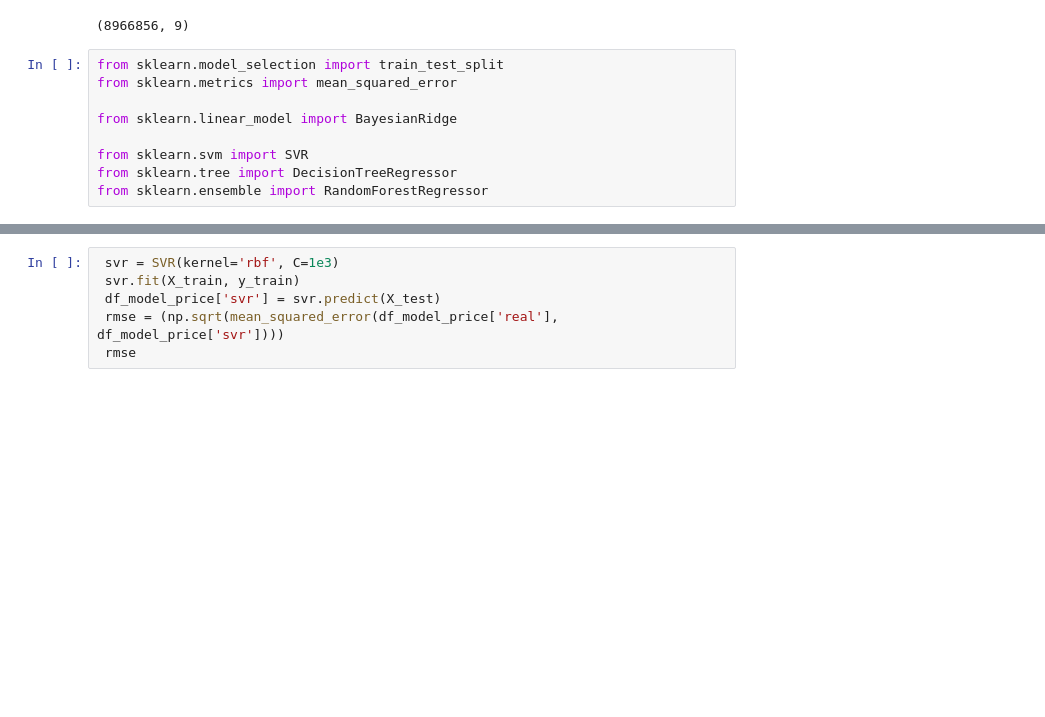
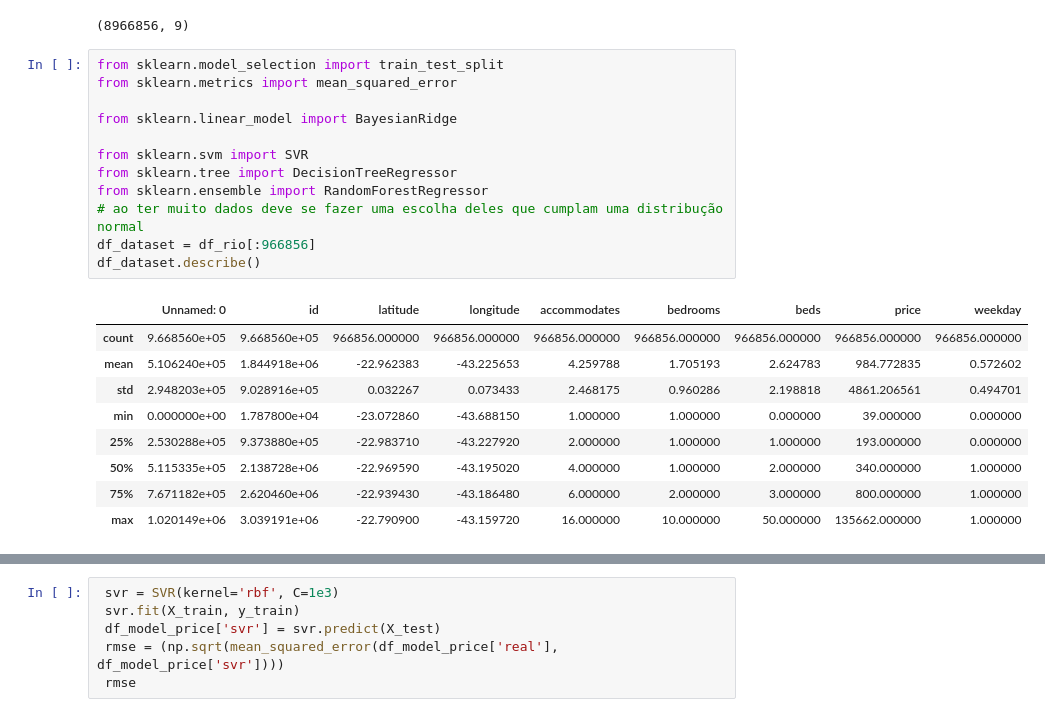
Before and after one commit to Rogfel/test, a Jupyter notebook: test.ipynb, the cells around one changed output, grey strips where cells are left out. Cells and saved outputs as stored; diff of their text form; blank space fills up the shorter version.

```diff
--- a/test.ipynb
+++ b/test.ipynb
@@ -80,10 +80,23 @@ df_rio.shape
 # %%
 from sklearn.model_selection import train_test_split
 from sklearn.metrics import mean_squared_error
 
 from sklearn.linear_model import BayesianRidge
 
 from sklearn.svm import SVR
 from sklearn.tree import DecisionTreeRegressor
 from sklearn.ensemble import RandomForestRegressor
+# ao ter muito dados deve se fazer uma escolha deles que cumplam uma distribução normal
+df_dataset = df_rio[:966856]
+df_dataset.describe()
+# %% [output]
+|  | Unnamed: 0 | id | latitude | longitude | accommodates | bedrooms | beds | price | weekday |
+| count | 9.668560e+05 | 9.668560e+05 | 966856.000000 | 966856.000000 | 966856.000000 | 966856.000000 | 966856.000000 | 966856.000000 | 966856.000000 |
+| mean | 5.106240e+05 | 1.844918e+06 | -22.962383 | -43.225653 | 4.259788 | 1.705193 | 2.624783 | 984.772835 | 0.572602 |
+| std | 2.948203e+05 | 9.028916e+05 | 0.032267 | 0.073433 | 2.468175 | 0.960286 | 2.198818 | 4861.206561 | 0.494701 |
+| min | 0.000000e+00 | 1.787800e+04 | -23.072860 | -43.688150 | 1.000000 | 1.000000 | 0.000000 | 39.000000 | 0.000000 |
+| 25% | 2.530288e+05 | 9.373880e+05 | -22.983710 | -43.227920 | 2.000000 | 1.000000 | 1.000000 | 193.000000 | 0.000000 |
+| 50% | 5.115335e+05 | 2.138728e+06 | -22.969590 | -43.195020 | 4.000000 | 1.000000 | 2.000000 | 340.000000 | 1.000000 |
+| 75% | 7.671182e+05 | 2.620460e+06 | -22.939430 | -43.186480 | 6.000000 | 2.000000 | 3.000000 | 800.000000 | 1.000000 |
+| max | 1.020149e+06 | 3.039191e+06 | -22.790900 | -43.159720 | 16.000000 | 10.000000 | 50.000000 | 135662.000000 | 1.000000 |
 # %%
```
Also changed, not shown: parts of 3 cells of this notebook.
